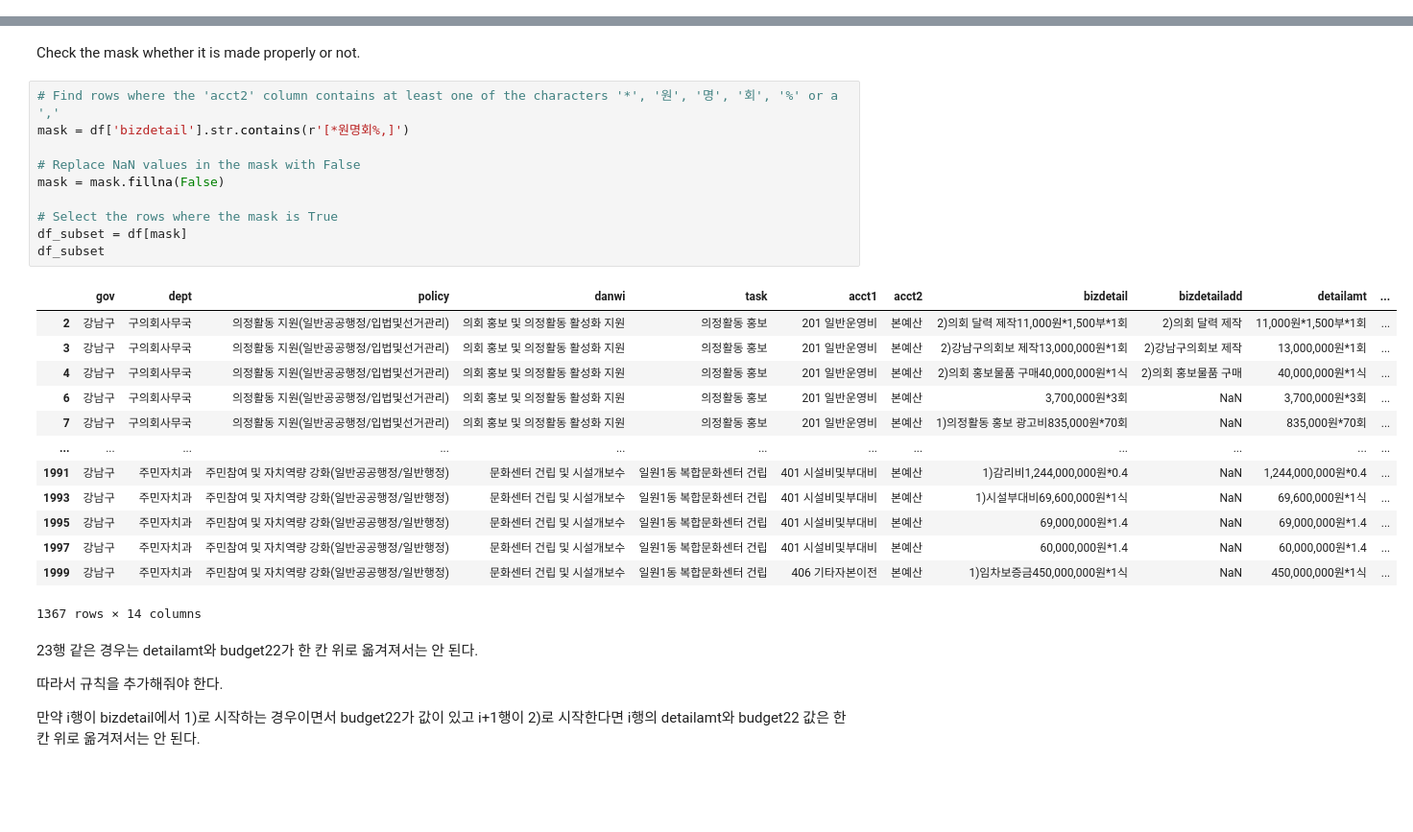
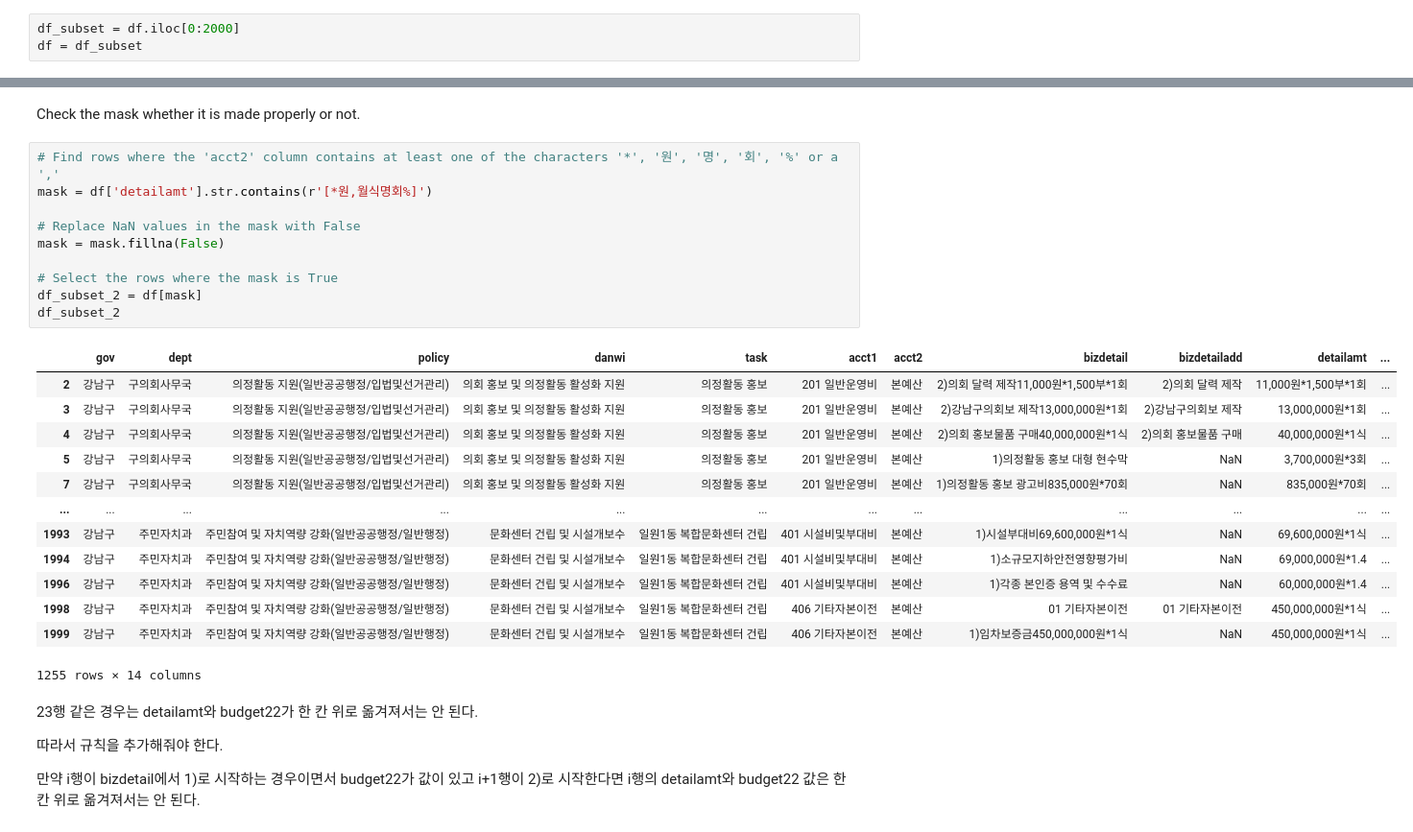
Before and after one commit to JO-HEEJIN/AI, a Jupyter notebook: EDA_gu_0511.ipynb, the cells around one changed output, grey strips where cells are left out. Shown at 96% size. Drawn from its saved outputs; the diff is of its cells as text; blank space fills up the shorter version.

```diff
--- a/EDA_gu_0511.ipynb
+++ b/EDA_gu_0511.ipynb
@@ -44,3 +34,6 @@ df = df.iloc[0:2000]
+# %%
+df_subset = df.iloc[0:2000]
+df = df_subset
 # %% [markdown]
 ## Pre-processing
 # %% [markdown]
@@ -108,28 +95,28 @@ There are 0 NaN values in the 'bizdetail' column.
 Check the mask whether it is made properly or not.
 # %%
 # Find rows where the 'acct2' column contains at least one of the characters '*', '원', '명', '회', '%' or a ','
-mask = df['bizdetail'].str.contains(r'[*원명회%,]')
+mask = df['detailamt'].str.contains(r'[*원,월식명회%]')
 
 # Replace NaN values in the mask with False
 mask = mask.fillna(False)
 
 # Select the rows where the mask is True
-df_subset = df[mask]
-df_subset
+df_subset_2 = df[mask]
+df_subset_2
 # %% [output]
 |  | gov | dept | policy | danwi | task | acct1 | acct2 | bizdetail | bizdetailadd | detailamt | ... |
 | 2 | 강남구 | 구의회사무국 | 의정활동 지원(일반공공행정/입법및선거관리) | 의회 홍보 및 의정활동 활성화 지원 | 의정활동 홍보 | 201 일반운영비 | 본예산 | 2)의회 달력 제작11,000원*1,500부*1회 | 2)의회 달력 제작 | 11,000원*1,500부*1회 | ... |
 | 3 | 강남구 | 구의회사무국 | 의정활동 지원(일반공공행정/입법및선거관리) | 의회 홍보 및 의정활동 활성화 지원 | 의정활동 홍보 | 201 일반운영비 | 본예산 | 2)강남구의회보 제작13,000,000원*1회 | 2)강남구의회보 제작 | 13,000,000원*1회 | ... |
 | 4 | 강남구 | 구의회사무국 | 의정활동 지원(일반공공행정/입법및선거관리) | 의회 홍보 및 의정활동 활성화 지원 | 의정활동 홍보 | 201 일반운영비 | 본예산 | 2)의회 홍보물품 구매40,000,000원*1식 | 2)의회 홍보물품 구매 | 40,000,000원*1식 | ... |
-| 6 | 강남구 | 구의회사무국 | 의정활동 지원(일반공공행정/입법및선거관리) | 의회 홍보 및 의정활동 활성화 지원 | 의정활동 홍보 | 201 일반운영비 | 본예산 | 3,700,000원*3회 | NaN | 3,700,000원*3회 | ... |
+| 5 | 강남구 | 구의회사무국 | 의정활동 지원(일반공공행정/입법및선거관리) | 의회 홍보 및 의정활동 활성화 지원 | 의정활동 홍보 | 201 일반운영비 | 본예산 | 1)의정활동 홍보 대형 현수막 | NaN | 3,700,000원*3회 | ... |
 | 7 | 강남구 | 구의회사무국 | 의정활동 지원(일반공공행정/입법및선거관리) | 의회 홍보 및 의정활동 활성화 지원 | 의정활동 홍보 | 201 일반운영비 | 본예산 | 1)의정활동 홍보 광고비835,000원*70회 | NaN | 835,000원*70회 | ... |
 | ... | ... | ... | ... | ... | ... | ... | ... | ... | ... | ... | ... |
-| 1991 | 강남구 | 주민자치과 | 주민참여 및 자치역량 강화(일반공공행정/일반행정) | 문화센터 건립 및 시설개보수 | 일원1동 복합문화센터 건립 | 401 시설비및부대비 | 본예산 | 1)감리비1,244,000,000원*0.4 | NaN | 1,244,000,000원*0.4 | ... |
 | 1993 | 강남구 | 주민자치과 | 주민참여 및 자치역량 강화(일반공공행정/일반행정) | 문화센터 건립 및 시설개보수 | 일원1동 복합문화센터 건립 | 401 시설비및부대비 | 본예산 | 1)시설부대비69,600,000원*1식 | NaN | 69,600,000원*1식 | ... |
-| 1995 | 강남구 | 주민자치과 | 주민참여 및 자치역량 강화(일반공공행정/일반행정) | 문화센터 건립 및 시설개보수 | 일원1동 복합문화센터 건립 | 401 시설비및부대비 | 본예산 | 69,000,000원*1.4 | NaN | 69,000,000원*1.4 | ... |
-| 1997 | 강남구 | 주민자치과 | 주민참여 및 자치역량 강화(일반공공행정/일반행정) | 문화센터 건립 및 시설개보수 | 일원1동 복합문화센터 건립 | 401 시설비및부대비 | 본예산 | 60,000,000원*1.4 | NaN | 60,000,000원*1.4 | ... |
+| 1994 | 강남구 | 주민자치과 | 주민참여 및 자치역량 강화(일반공공행정/일반행정) | 문화센터 건립 및 시설개보수 | 일원1동 복합문화센터 건립 | 401 시설비및부대비 | 본예산 | 1)소규모지하안전영향평가비 | NaN | 69,000,000원*1.4 | ... |
+| 1996 | 강남구 | 주민자치과 | 주민참여 및 자치역량 강화(일반공공행정/일반행정) | 문화센터 건립 및 시설개보수 | 일원1동 복합문화센터 건립 | 401 시설비및부대비 | 본예산 | 1)각종 본인증 용역 및 수수료 | NaN | 60,000,000원*1.4 | ... |
+| 1998 | 강남구 | 주민자치과 | 주민참여 및 자치역량 강화(일반공공행정/일반행정) | 문화센터 건립 및 시설개보수 | 일원1동 복합문화센터 건립 | 406 기타자본이전 | 본예산 | 01 기타자본이전 | 01 기타자본이전 | 450,000,000원*1식 | ... |
 | 1999 | 강남구 | 주민자치과 | 주민참여 및 자치역량 강화(일반공공행정/일반행정) | 문화센터 건립 및 시설개보수 | 일원1동 복합문화센터 건립 | 406 기타자본이전 | 본예산 | 1)임차보증금450,000,000원*1식 | NaN | 450,000,000원*1식 | ... |
-1367 rows × 14 columns
+1255 rows × 14 columns
 # %% [markdown]
 23행 같은 경우는 detailamt와 budget22가 한 칸 위로 옮겨져서는 안 된다.
 
```
Also changed, not shown: parts of 28 cells of this notebook.
